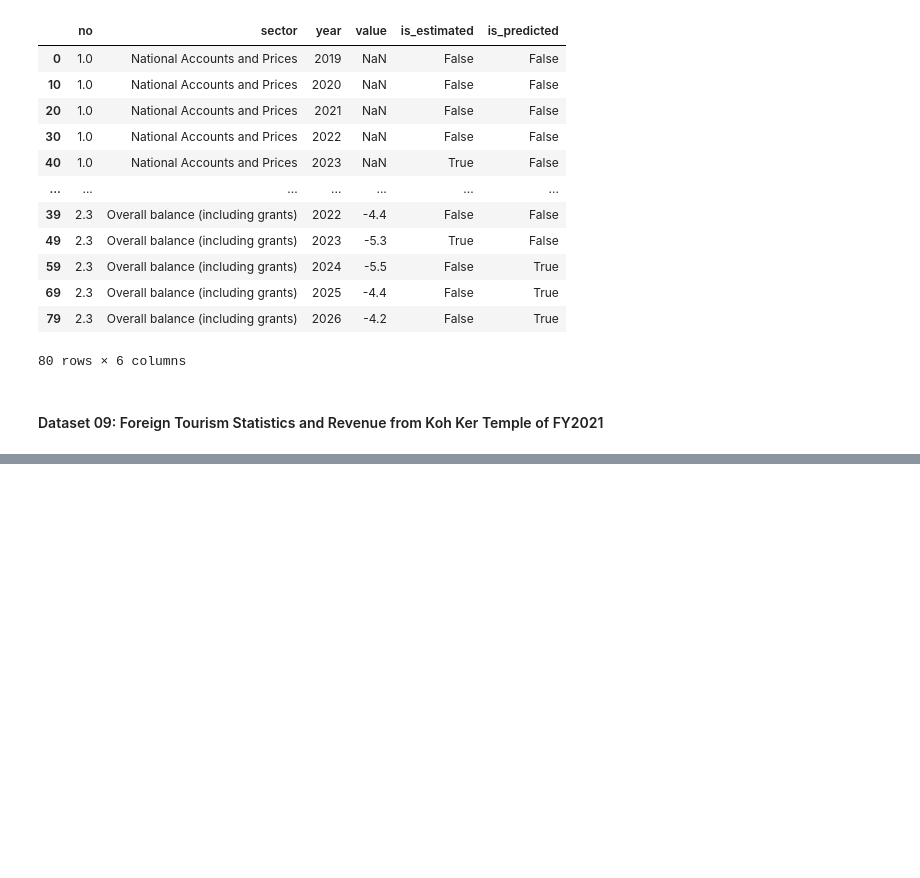
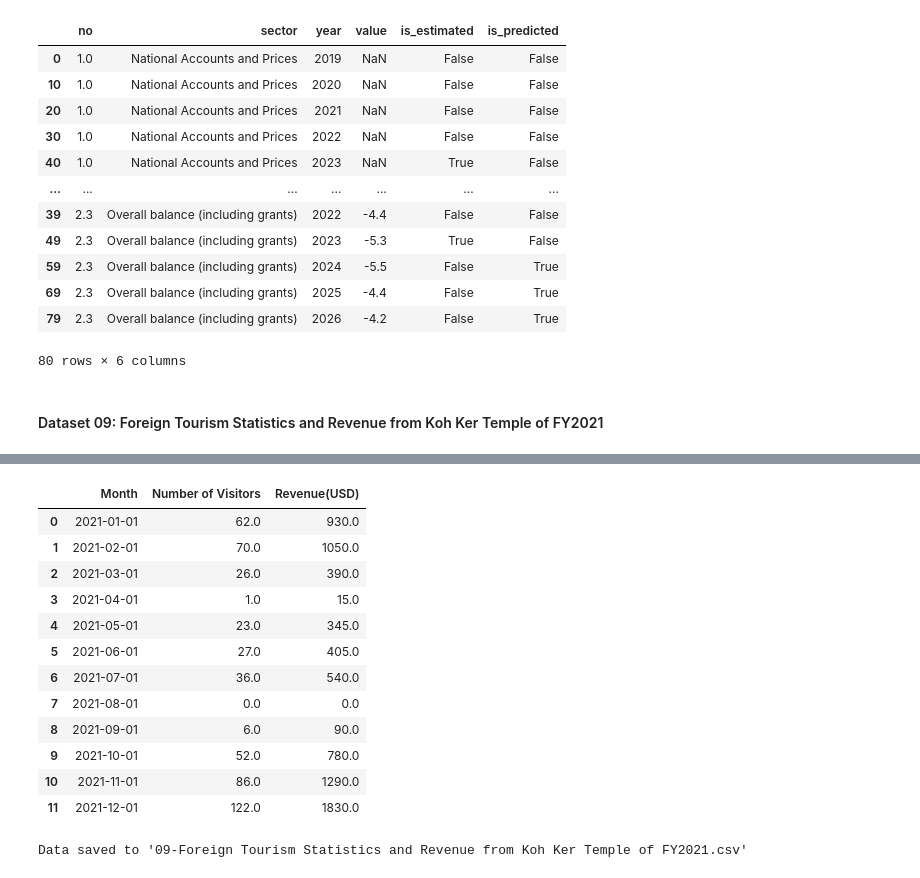
Before and after one commit to KrySenghort/Data-Cleaning-Data-EF, a Jupyter notebook: Code-02.ipynb, the cells around one changed output, grey strips where cells are left out. Cells and saved outputs as stored; diff of their text form; code cells hidden in the pictures; blank space fills up the shorter version.

```diff
--- a/Code-02.ipynb
+++ b/Code-02.ipynb
@@ -260,0 +338,25 @@ df.head()
+# %%
+# Assigned Year = 2021
+year = 2021
+# Create a date string and convert to datetime format
+df09['Month'] = pd.to_datetime(df09['Month'] + '-' + str(year))
+df09
+# %% [output]
+|  | Month | Number of Visitors | Revenue(USD) |
+| 0 | 2021-01-01 | 62.0 | 930.0 |
+| 1 | 2021-02-01 | 70.0 | 1050.0 |
+| 2 | 2021-03-01 | 26.0 | 390.0 |
+| 3 | 2021-04-01 | 1.0 | 15.0 |
+| 4 | 2021-05-01 | 23.0 | 345.0 |
+| 5 | 2021-06-01 | 27.0 | 405.0 |
+| 6 | 2021-07-01 | 36.0 | 540.0 |
+| 7 | 2021-08-01 | 0.0 | 0.0 |
+| 8 | 2021-09-01 | 6.0 | 90.0 |
+| 9 | 2021-10-01 | 52.0 | 780.0 |
+| 10 | 2021-11-01 | 86.0 | 1290.0 |
+| 11 | 2021-12-01 | 122.0 | 1830.0 |
+# %%
+df09.to_csv('09-Foreign Tourism Statistics and Revenue from Koh Ker Temple of FY2021.csv', index=False)
+print("Data saved to '09-Foreign Tourism Statistics and Revenue from Koh Ker Temple of FY2021.csv'")
+# %% [output]
+Data saved to '09-Foreign Tourism Statistics and Revenue from Koh Ker Temple of FY2021.csv'
```
Also changed, not shown: parts of 3 cells of this notebook.
